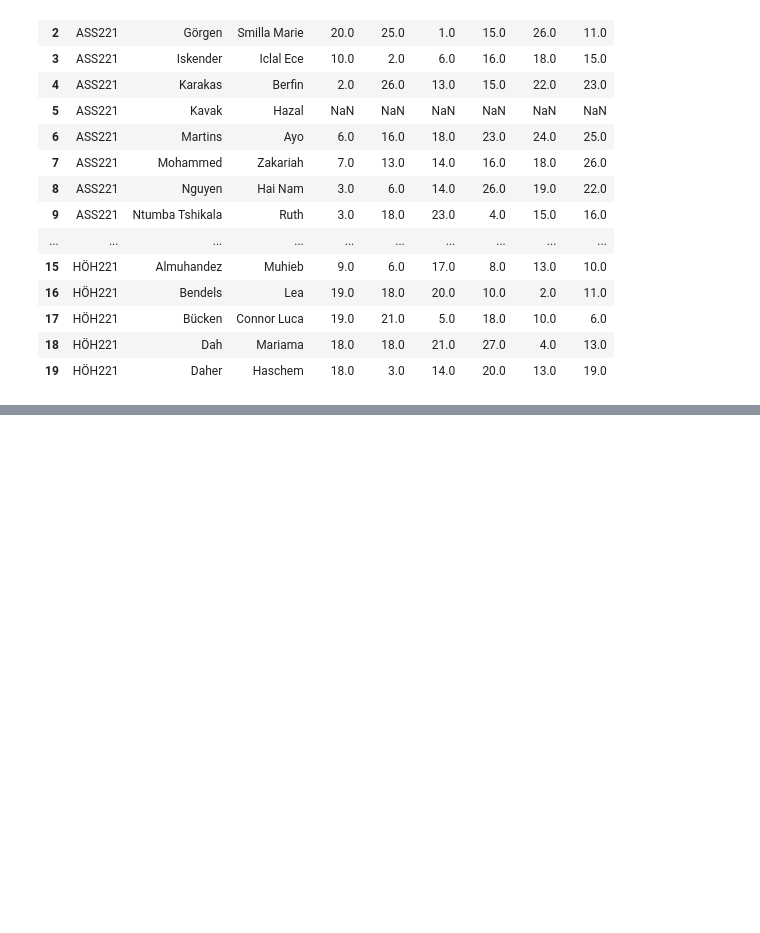
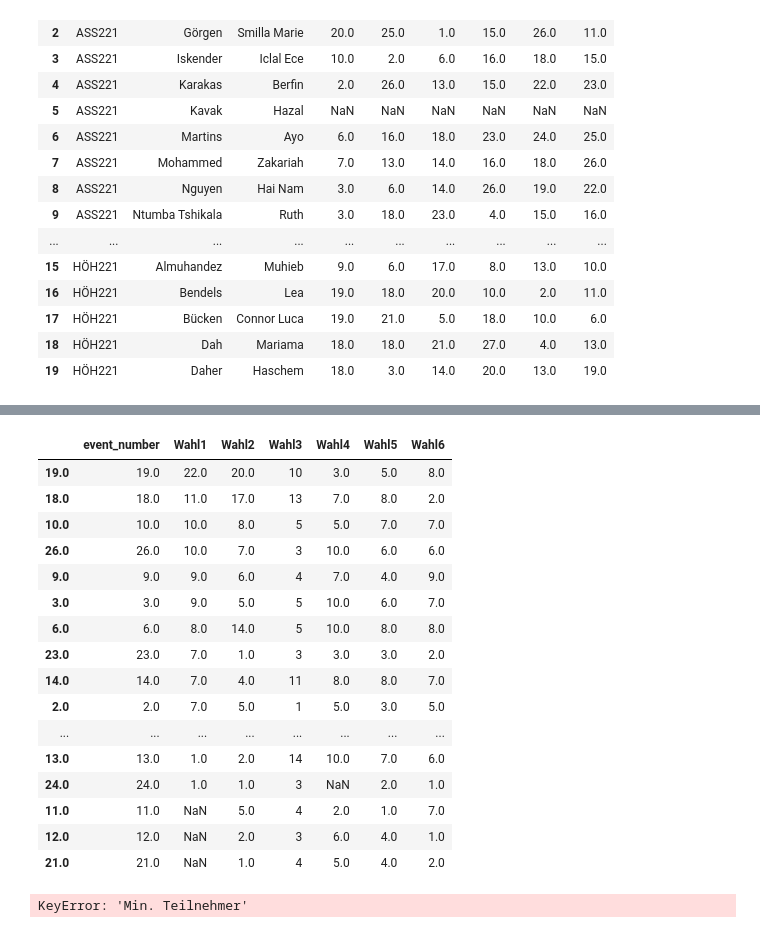
Before and after one commit to CarbonatErol69/DPA, a Jupyter notebook: GUI/data_test.ipynb, the cells around one changed output, grey strips where cells are left out. Cells and saved outputs as stored; diff of their text form; code cells hidden in the pictures; blank space fills up the shorter version.

```diff
--- a/GUI/data_test.ipynb
+++ b/GUI/data_test.ipynb
@@ -32,6 +32,10 @@ value_counts = pd.concat([df_wahl['Wahl 1'].value_counts(),
                          df_wahl['Wahl 5'].value_counts(),
                          df_wahl['Wahl 6'].value_counts()], axis=1)
 
-value_counts = value_counts.rename(columns={'Wahl 1': 'Wahl1', 'Wahl 2': 'Wahl2', 'Wahl 3': 'Wahl3', 'Wahl 4': 'Wahl4', 'Wahl 5': 'Wahl5', 'Wahl 6': 'Wahl6'})
+column_names = ['Wahl1', 'Wahl2', 'Wahl3', 'Wahl4', 'Wahl5', 'Wahl6']
+value_counts.columns = column_names
+
+value_counts.insert(0, 'event_number', value_counts.index)
+
 print(value_counts)
 # %% [output]
@@ -85,0 +80,20 @@ memory usage: 236.0+ bytes
+# %%
+value_counts
+# %% [output]
+|  | event_number | Wahl1 | Wahl2 | Wahl3 | Wahl4 | Wahl5 | Wahl6 |
+| 19.0 | 19.0 | 22.0 | 20.0 | 10 | 3.0 | 5.0 | 8.0 |
+| 18.0 | 18.0 | 11.0 | 17.0 | 13 | 7.0 | 8.0 | 2.0 |
+| 10.0 | 10.0 | 10.0 | 8.0 | 5 | 5.0 | 7.0 | 7.0 |
+| 26.0 | 26.0 | 10.0 | 7.0 | 3 | 10.0 | 6.0 | 6.0 |
+| 9.0 | 9.0 | 9.0 | 6.0 | 4 | 7.0 | 4.0 | 9.0 |
+| 3.0 | 3.0 | 9.0 | 5.0 | 5 | 10.0 | 6.0 | 7.0 |
+| 6.0 | 6.0 | 8.0 | 14.0 | 5 | 10.0 | 8.0 | 8.0 |
+| 23.0 | 23.0 | 7.0 | 1.0 | 3 | 3.0 | 3.0 | 2.0 |
+| 14.0 | 14.0 | 7.0 | 4.0 | 11 | 8.0 | 8.0 | 7.0 |
+| 2.0 | 2.0 | 7.0 | 5.0 | 1 | 5.0 | 3.0 | 5.0 |
+| ... | ... | ... | ... | ... | ... | ... | ... |
+| 13.0 | 13.0 | 1.0 | 2.0 | 14 | 10.0 | 7.0 | 6.0 |
+| 24.0 | 24.0 | 1.0 | 1.0 | 3 | NaN | 2.0 | 1.0 |
+| 11.0 | 11.0 | NaN | 5.0 | 4 | 2.0 | 1.0 | 7.0 |
+| 12.0 | 12.0 | NaN | 2.0 | 3 | 6.0 | 4.0 | 1.0 |
+| 21.0 | 21.0 | NaN | 1.0 | 4 | 5.0 | 4.0 | 2.0 |
@@ -85,0 +116,25 @@ memory usage: 236.0+ bytes
+# %%
+import math
+merged_df = pd.merge(df_event, value_counts, on='event_number')
+
+merged_df['Total 1-3'] = merged_df[['Wahl1', 'Wahl2', 'Wahl3']].sum(axis=1).astype(int)
+
+merged_df['Total 4-6'] = merged_df[['Wahl4', 'Wahl5', 'Wahl6']].sum(axis=1).astype(int)
+
+merged_df['Total'] = merged_df['Total 1-3'] + merged_df['Total 4-6']
+
+merged_df['Nötige Slots'] = merged_df['Total 1-3'] / merged_df['Max. Teilnehmer']
+
+merged_df['Optionale Slots'] = merged_df['Total 4-6'] / merged_df['Max. Teilnehmer']
+
+threshhold = merged_df['Min. Teilnehmer'] / merged_df['Max. Teilnehmer']
+
+# Round the 'Nötige Slots' column up or down
+merged_df['Rundet Nötige Slots'] = merged_df['Nötige Slots'].apply(lambda x: math.ceil(x) if x - math.floor(x) >= threshhold else math.floor(x))
+
+# Round the 'Optionale Slots' column up or down
+merged_df['Rundet Optionale Slots'] = merged_df['Optionale Slots'].apply(lambda x: math.ceil(x) if x - math.floor(x) >= threshhold else math.floor(x))
+
+merged_df
+# %% [output]
+KeyError: 'Min. Teilnehmer'
```
Also changed, not shown: parts of 9 cells of this notebook, 3 other files.
